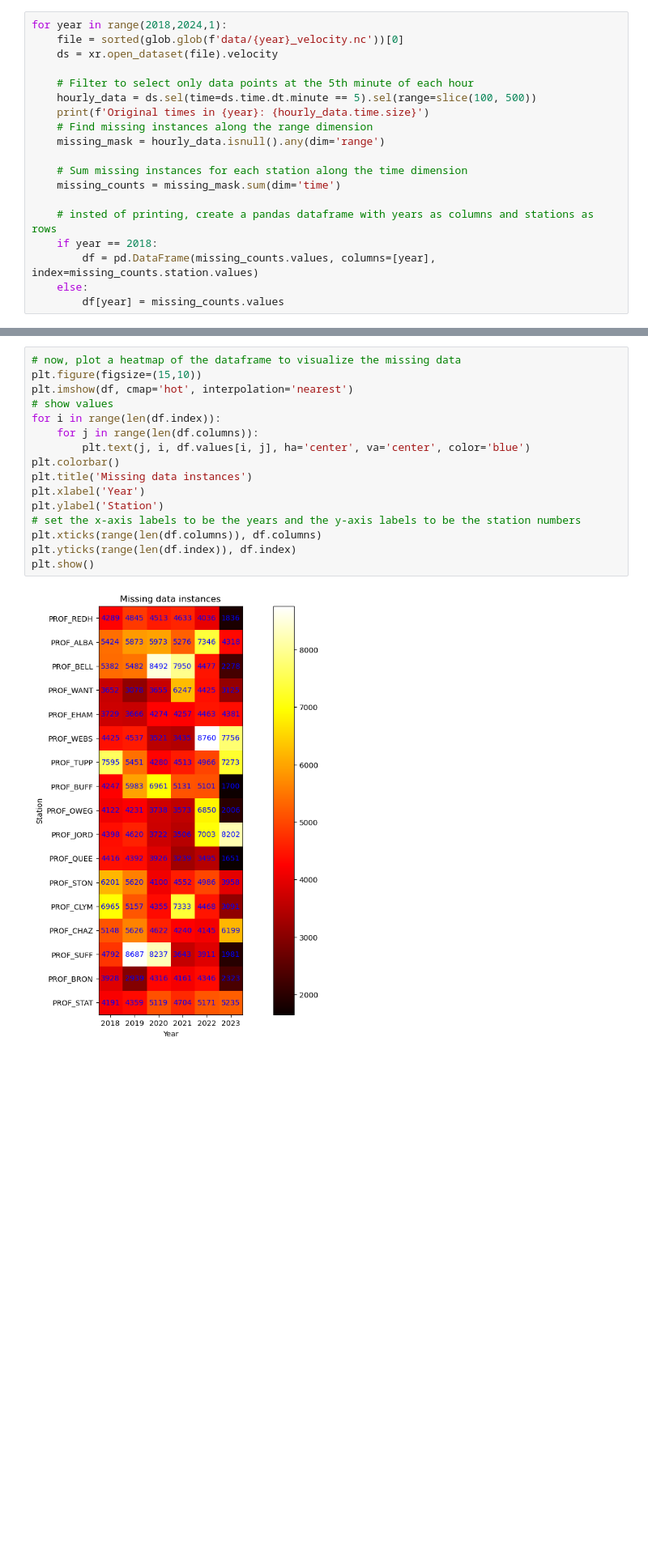
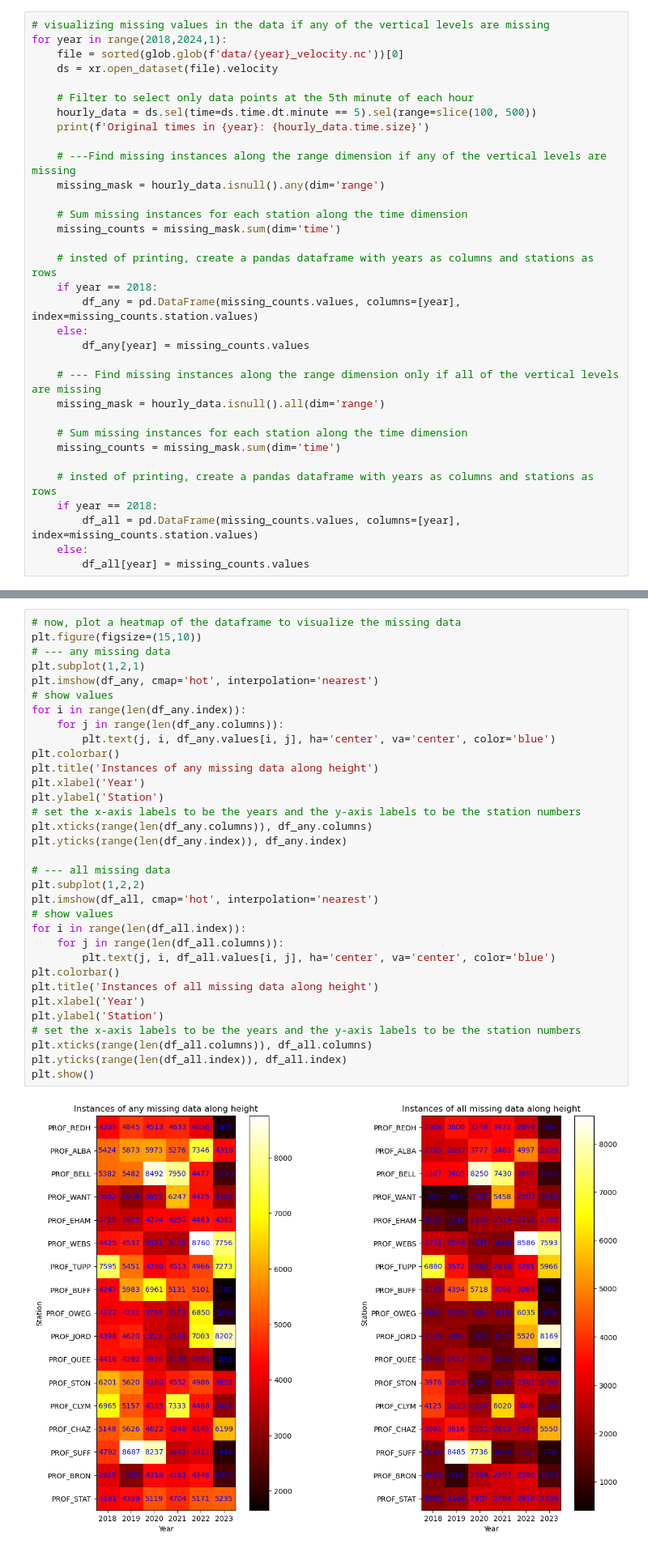
Before and after one commit to HarishBaki/Estimation-of-lidar-wind-speed-profiles-from-ERA5-inputs-using-TabNet, a Jupyter notebook: profiler_data_processing.ipynb, the cells around one changed output, grey strips where cells are left out. Shown at 81% size. Saved outputs shown, nothing was run; the diff lists cells and outputs as text; blank space fills up the shorter version.

Commit message:
Updated profiler data processing to check missing data with all or any condition along vertical dimension

```diff
--- a/profiler_data_processing.ipynb
+++ b/profiler_data_processing.ipynb
@@ -64,6 +65,7 @@ knots
 # %% [markdown]
 ### Cheching the number of missing values across years and locations using the 5th minute as hourly data
 # %%
+# visualizing missing values in the data if any of the vertical levels are missing
 for year in range(2018,2024,1):
     file = sorted(glob.glob(f'data/{year}_velocity.nc'))[0]
     ds = xr.open_dataset(file).velocity
@@ -71,7 +73,8 @@ for year in range(2018,2024,1):
     # Filter to select only data points at the 5th minute of each hour
     hourly_data = ds.sel(time=ds.time.dt.minute == 5).sel(range=slice(100, 500))
     print(f'Original times in {year}: {hourly_data.time.size}')
-    # Find missing instances along the range dimension
+
+    # ---Find missing instances along the range dimension if any of the vertical levels are missing
     missing_mask = hourly_data.isnull().any(dim='range')
 
     # Sum missing instances for each station along the time dimension
@@ -79,9 +82,21 @@ for year in range(2018,2024,1):
 
     # insted of printing, create a pandas dataframe with years as columns and stations as rows
     if year == 2018:
-        df = pd.DataFrame(missing_counts.values, columns=[year], index=missing_counts.station.values)
+        df_any = pd.DataFrame(missing_counts.values, columns=[year], index=missing_counts.station.values)
     else:
-        df[year] = missing_counts.values
+        df_any[year] = missing_counts.values
+
+    # --- Find missing instances along the range dimension only if all of the vertical levels are missing
+    missing_mask = hourly_data.isnull().all(dim='range')
+
+    # Sum missing instances for each station along the time dimension
+    missing_counts = missing_mask.sum(dim='time')
+
+    # insted of printing, create a pandas dataframe with years as columns and stations as rows
+    if year == 2018:
+        df_all = pd.DataFrame(missing_counts.values, columns=[year], index=missing_counts.station.values)
+    else:
+        df_all[year] = missing_counts.values
 # %% [output]
 Original times in 2018: 8760
 Original times in 2019: 8760
@@ -92,21 +107,38 @@ Original times in 2023: 8759
 # %%
 # now, plot a heatmap of the dataframe to visualize the missing data
 plt.figure(figsize=(15,10))
-plt.imshow(df, cmap='hot', interpolation='nearest')
+# --- any missing data
+plt.subplot(1,2,1)
+plt.imshow(df_any, cmap='hot', interpolation='nearest')
 # show values
-for i in range(len(df.index)):
-    for j in range(len(df.columns)):
-        plt.text(j, i, df.values[i, j], ha='center', va='center', color='blue')
+for i in range(len(df_any.index)):
+    for j in range(len(df_any.columns)):
+        plt.text(j, i, df_any.values[i, j], ha='center', va='center', color='blue')
 plt.colorbar()
-plt.title('Missing data instances')
+plt.title('Instances of any missing data along height')
 plt.xlabel('Year')
 plt.ylabel('Station')
 # set the x-axis labels to be the years and the y-axis labels to be the station numbers
-plt.xticks(range(len(df.columns)), df.columns)
-plt.yticks(range(len(df.index)), df.index)
+plt.xticks(range(len(df_any.columns)), df_any.columns)
+plt.yticks(range(len(df_any.index)), df_any.index)
+
+# --- all missing data
+plt.subplot(1,2,2)
+plt.imshow(df_all, cmap='hot', interpolation='nearest')
+# show values
+for i in range(len(df_all.index)):
+    for j in range(len(df_all.columns)):
+        plt.text(j, i, df_all.values[i, j], ha='center', va='center', color='blue')
+plt.colorbar()
+plt.title('Instances of all missing data along height')
+plt.xlabel('Year')
+plt.ylabel('Station')
+# set the x-axis labels to be the years and the y-axis labels to be the station numbers
+plt.xticks(range(len(df_all.columns)), df_all.columns)
+plt.yticks(range(len(df_all.index)), df_all.index)
 plt.show()
 # %% [output]
-[figure, old version]
+[figure, new version]
 # %% [markdown]
 ### Cheching the number of missing values across years and locations using the average of 5th and 55th minutes as hourly data
 # %%
```
Also changed, not shown: parts of 4 cells of this notebook.
